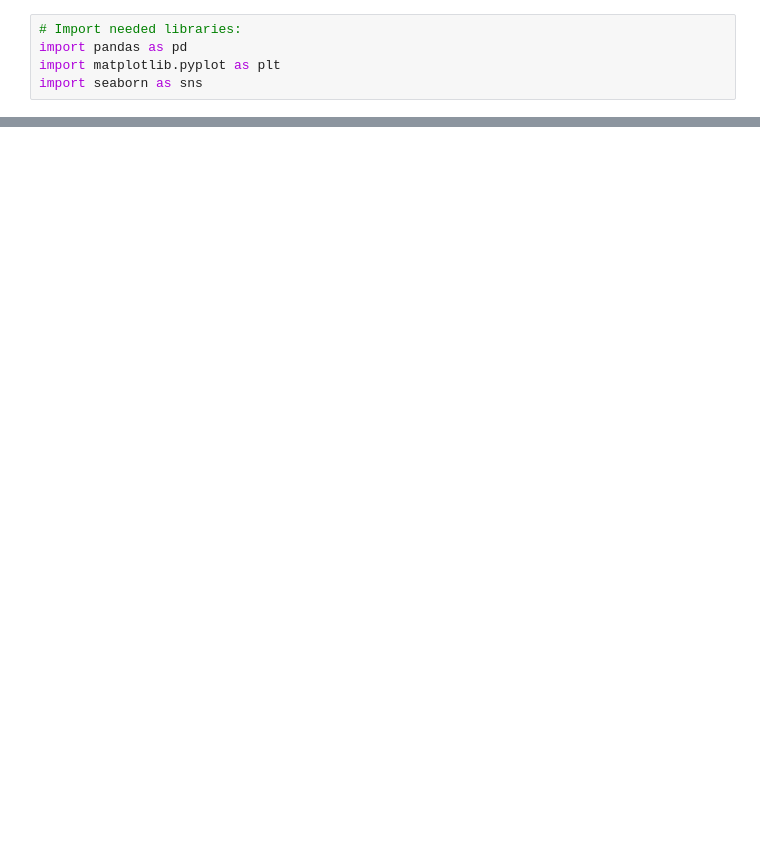
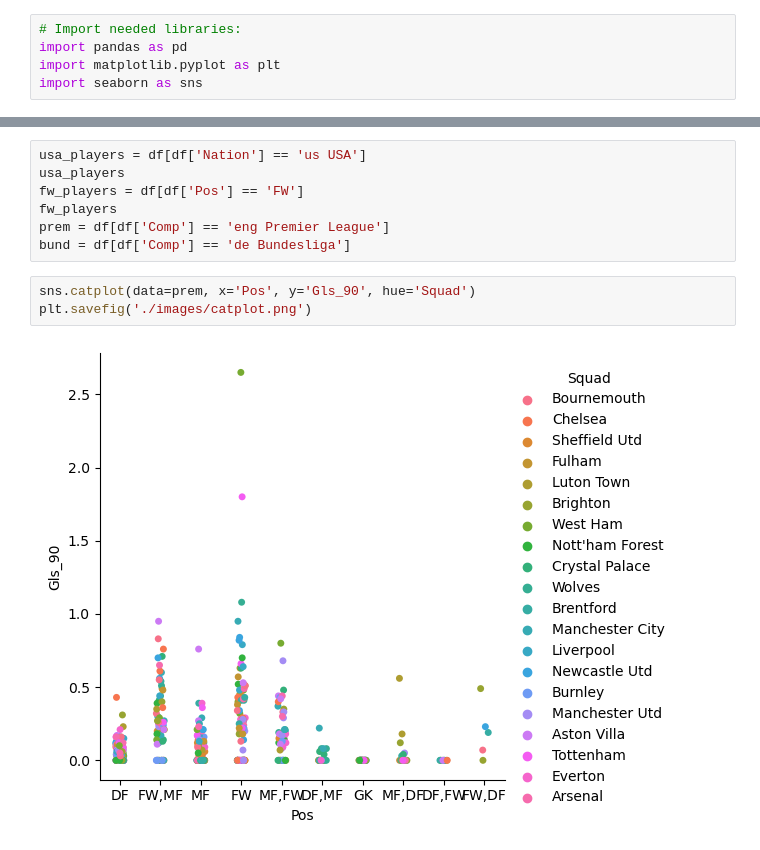
Before and after one commit to D-Walsh33/data-analysis, a Jupyter notebook: Top 5 Players Project/top5.ipynb, the cells around one changed output, grey strips where cells are left out. Drawn from its saved outputs; the diff is of its cells as text; blank space fills up the shorter version.

```diff
--- a/Top 5 Players Project/top5.ipynb
+++ b/Top 5 Players Project/top5.ipynb
@@ -12,0 +24,12 @@ sns.scatterplot(data=df, x='Starts', y='Age')
+# %%
+usa_players = df[df['Nation'] == 'us USA']
+usa_players
+fw_players = df[df['Pos'] == 'FW']
+fw_players
+prem = df[df['Comp'] == 'eng Premier League']
+bund = df[df['Comp'] == 'de Bundesliga']
+# %%
+sns.catplot(data=prem, x='Pos', y='Gls_90', hue='Squad')
+plt.savefig('./images/catplot.png')
+# %% [output]
+[figure, added]
```
Also changed, not shown: parts of 9 cells of this notebook, 6 other files.
